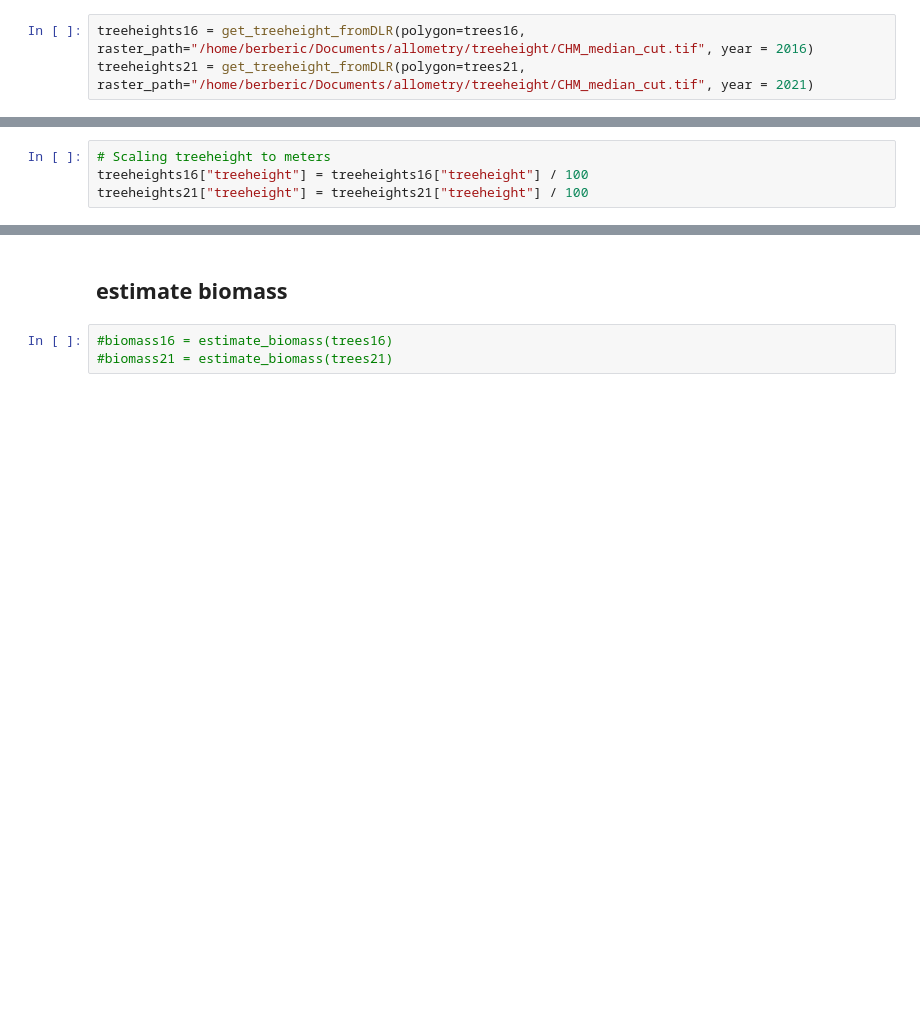
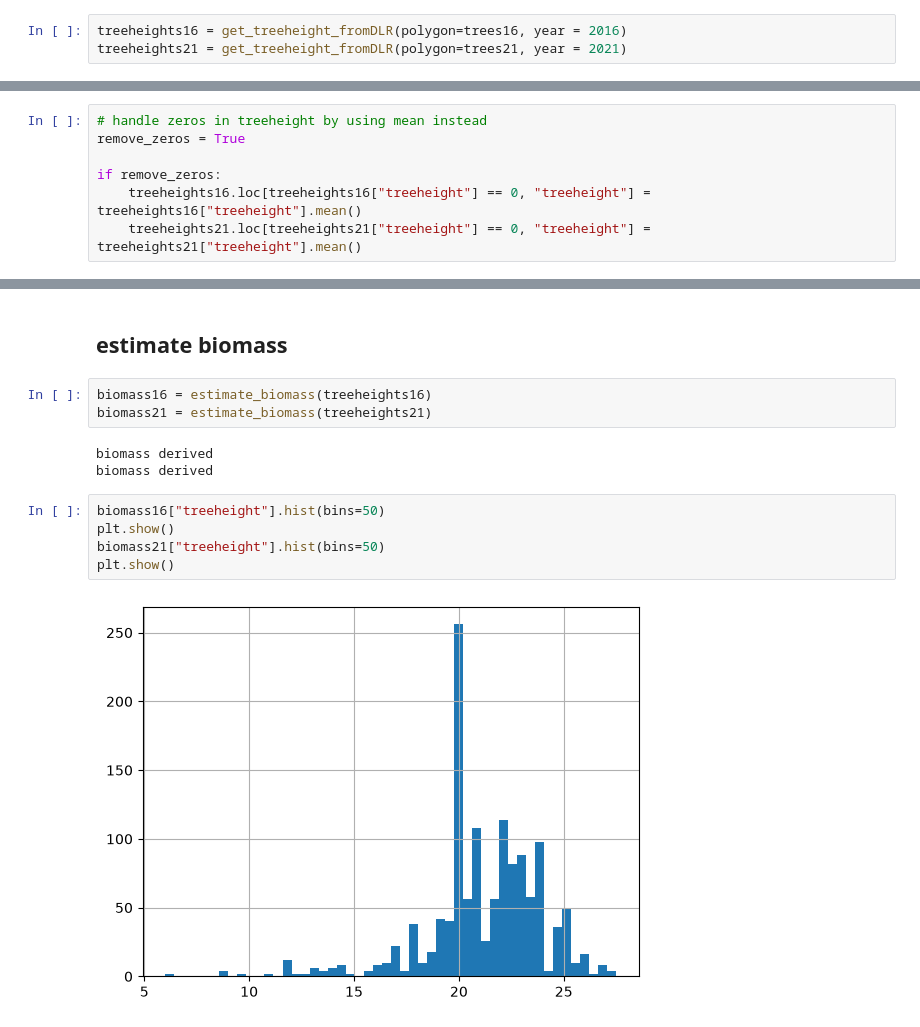
Before and after one commit to milesberberich/BiomassEstimation, a Jupyter notebook: analysis.ipynb, the cells around one changed output, grey strips where cells are left out. Saved outputs shown, nothing was run; the diff lists cells and outputs as text; blank space fills up the shorter version.

Commit message:
added handling zeros in tree height

```diff
--- a/analysis.ipynb
+++ b/analysis.ipynb
@@ -32,5 +33,5 @@ species derived
 # %% [markdown]
 ## get tree height
 # %%
-treeheights16 = get_treeheight_fromDLR(polygon=trees16, raster_path="/home/berberic/Documents/allometry/treeheight/CHM_median_cut.tif", year = 2016)
-treeheights21 = get_treeheight_fromDLR(polygon=trees21, raster_path="/home/berberic/Documents/allometry/treeheight/CHM_median_cut.tif", year = 2021)
+treeheights16 = get_treeheight_fromDLR(polygon=trees16, year = 2016)
+treeheights21 = get_treeheight_fromDLR(polygon=trees21, year = 2021)
@@ -37,7 +40,10 @@ treeheights21 = get_treeheight_fromDLR(polygon=trees21, raster_path="/home/berbe
-# %%
-# Scaling treeheight to meters
-treeheights16["treeheight"] = treeheights16["treeheight"] / 100
-treeheights21["treeheight"] = treeheights21["treeheight"] / 100
+# %%
+# handle zeros in treeheight by using mean instead
+remove_zeros = True
+
+if remove_zeros:
+    treeheights16.loc[treeheights16["treeheight"] == 0, "treeheight"] = treeheights16["treeheight"].mean()
+    treeheights21.loc[treeheights21["treeheight"] == 0, "treeheight"] = treeheights21["treeheight"].mean()
 # %%
 treeheights16["treeheight"].hist(bins=50)
 plt.show()
@@ -47,5 +55,15 @@ plt.show()
 # %% [markdown]
 ## estimate biomass
 # %%
-#biomass16 = estimate_biomass(trees16)
-#biomass21 = estimate_biomass(trees21)
+biomass16 = estimate_biomass(treeheights16)
+biomass21 = estimate_biomass(treeheights21)
+# %% [output]
+biomass derived
+biomass derived
+# %%
+biomass16["treeheight"].hist(bins=50)
+plt.show()
+biomass21["treeheight"].hist(bins=50)
+plt.show()
+# %% [output]
+[figure, added]
```
Also changed, not shown: parts of 4 cells of this notebook, 1 other file.
